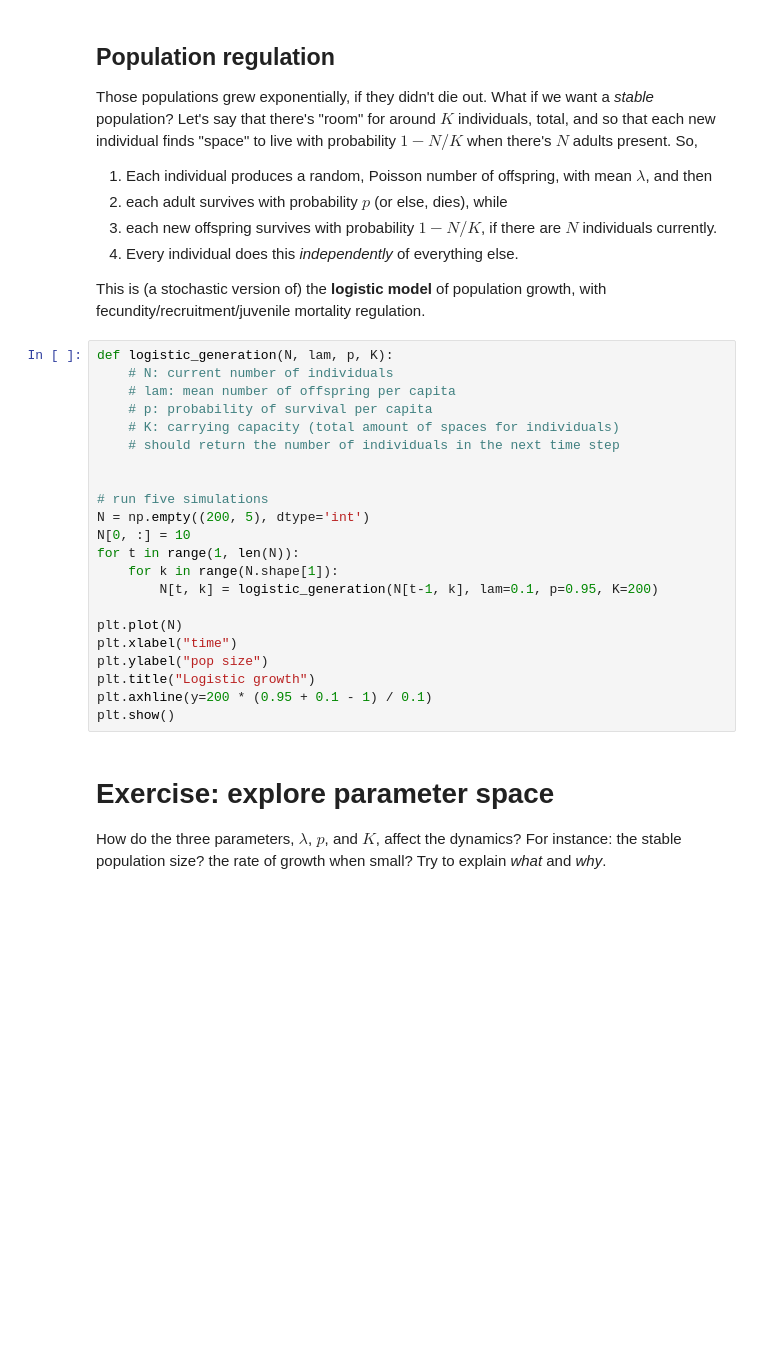
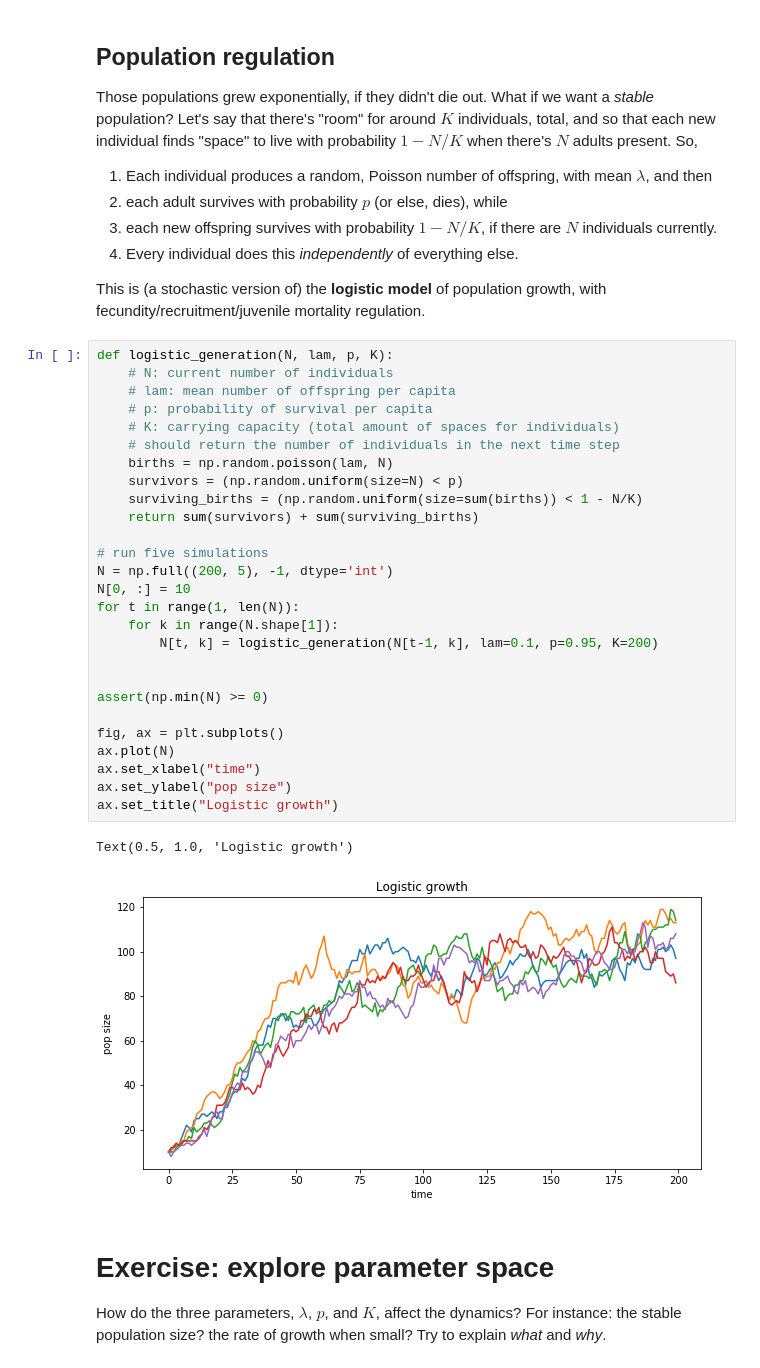
Before and after one commit to petrelharp/popbio, a Jupyter notebook: notebooks/individual_models.ipynb, the cells around one changed output. Saved outputs shown, nothing was run; the diff lists cells and outputs as text; blank space fills up the shorter version.

```diff
--- a/notebooks/individual_models.ipynb
+++ b/notebooks/individual_models.ipynb
@@ -79,25 +79,33 @@ with fecundity/recruitment/juvenile mortality regulation.
 # %%
 def logistic_generation(N, lam, p, K):
     # N: current number of individuals
     # lam: mean number of offspring per capita
     # p: probability of survival per capita
     # K: carrying capacity (total amount of spaces for individuals)
     # should return the number of individuals in the next time step
-
+    births = np.random.poisson(lam, N)
+    survivors = (np.random.uniform(size=N) < p)
+    surviving_births = (np.random.uniform(size=sum(births)) < 1 - N/K)
+    return sum(survivors) + sum(surviving_births)
 
 # run five simulations
-N = np.empty((200, 5), dtype='int')
+N = np.full((200, 5), -1, dtype='int')
 N[0, :] = 10
 for t in range(1, len(N)):
     for k in range(N.shape[1]):
         N[t, k] = logistic_generation(N[t-1, k], lam=0.1, p=0.95, K=200)
 
-plt.plot(N)
-plt.xlabel("time")
-plt.ylabel("pop size")
-plt.title("Logistic growth")
-plt.axhline(y=200 * (0.95 + 0.1 - 1) / 0.1)
-plt.show()
+
+assert(np.min(N) >= 0)
+
+fig, ax = plt.subplots()
+ax.plot(N)
+ax.set_xlabel("time")
+ax.set_ylabel("pop size")
+ax.set_title("Logistic growth")
+# %% [output]
+Text(0.5, 1.0, 'Logistic growth')
+[figure, added]
 # %% [markdown]
 # Exercise: explore parameter space
 
```
